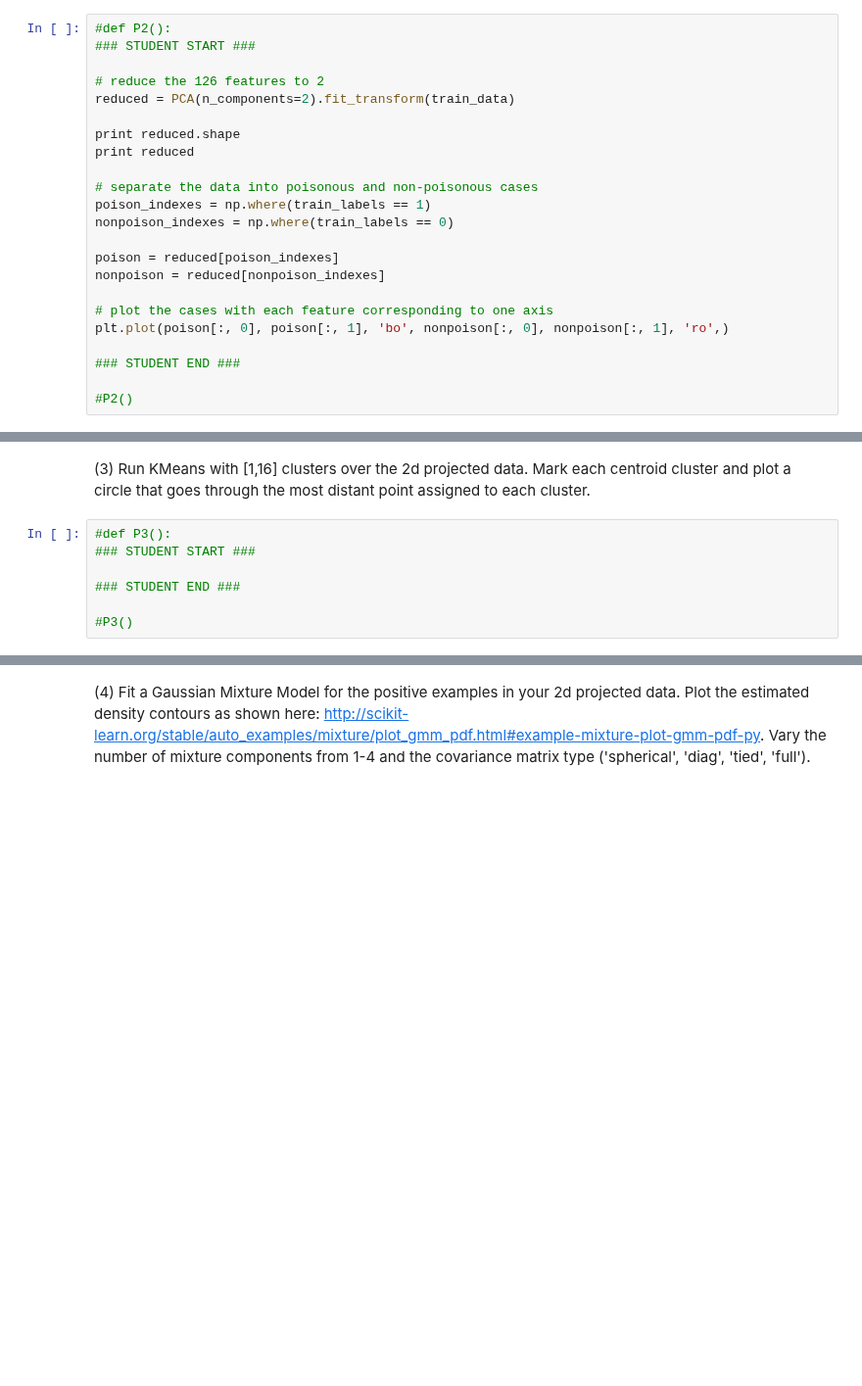
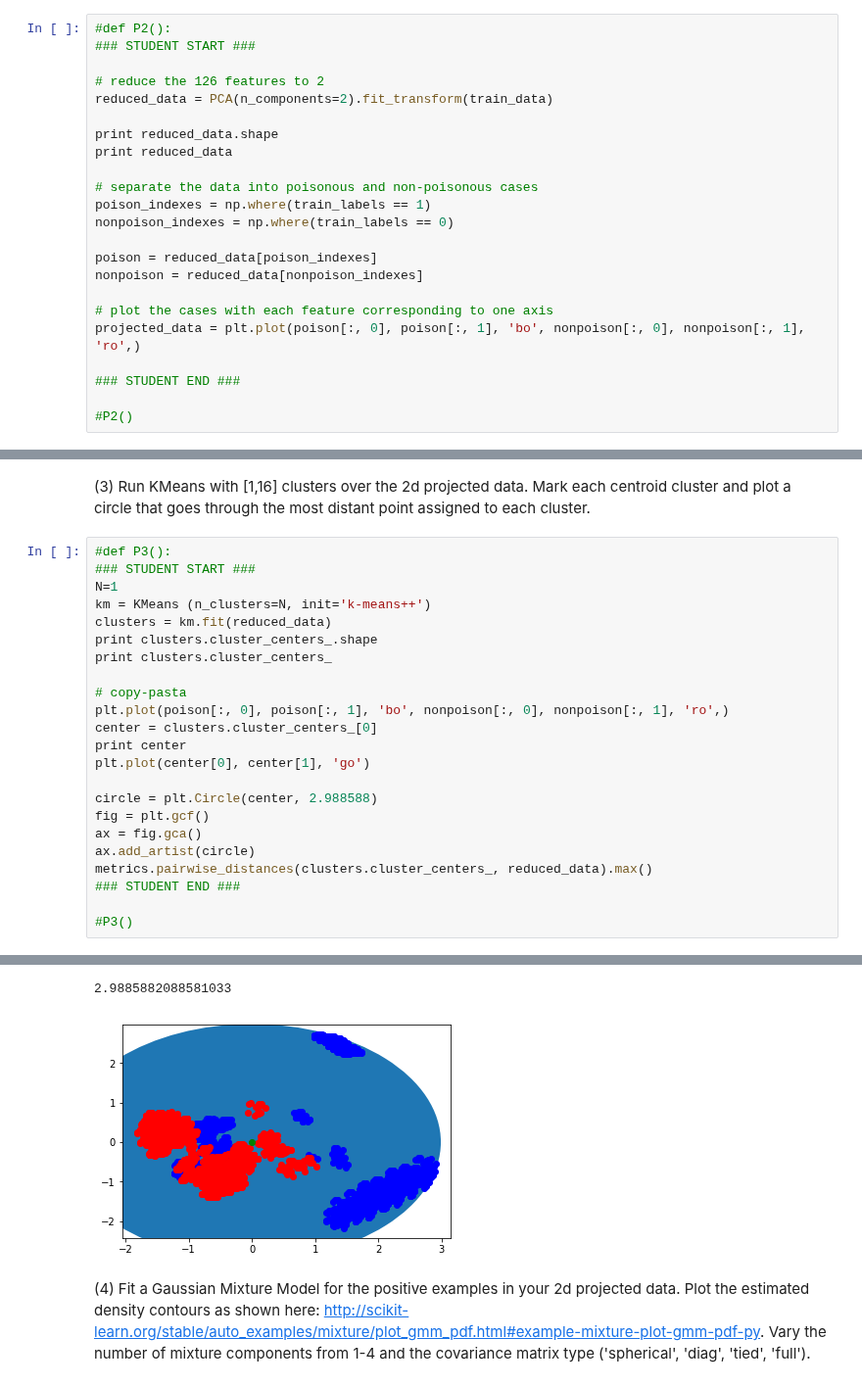
Before and after one commit to dan55/machine_learning, a Jupyter notebook: daniel_elkin_p3.ipynb, the cells around one changed output, grey strips where cells are left out. Shown at 98% size. Drawn from its saved outputs; the diff is of its cells as text; blank space fills up the shorter version.

Commit message:
begin kmeans problem

```diff
--- a/daniel_elkin_p3.ipynb
+++ b/daniel_elkin_p3.ipynb
@@ -114,20 +114,20 @@ plt.plot(explained)
 ### STUDENT START ###
 
 # reduce the 126 features to 2
-reduced = PCA(n_components=2).fit_transform(train_data)
+reduced_data = PCA(n_components=2).fit_transform(train_data)
 
-print reduced.shape
-print reduced
+print reduced_data.shape
+print reduced_data
 
 # separate the data into poisonous and non-poisonous cases
 poison_indexes = np.where(train_labels == 1)
 nonpoison_indexes = np.where(train_labels == 0)
 
-poison = reduced[poison_indexes]
-nonpoison = reduced[nonpoison_indexes]
+poison = reduced_data[poison_indexes]
+nonpoison = reduced_data[nonpoison_indexes]
 
 # plot the cases with each feature corresponding to one axis
-plt.plot(poison[:, 0], poison[:, 1], 'bo', nonpoison[:, 0], nonpoison[:, 1], 'ro',)
+projected_data = plt.plot(poison[:, 0], poison[:, 1], 'bo', nonpoison[:, 0], nonpoison[:, 1], 'ro',)
 
 ### STUDENT END ###
 
@@ -146,10 +144,27 @@ plt.plot(poison[:, 0], poison[:, 1], 'bo', nonpoison[:, 0], nonpoison[:, 1], 'ro
 [figure]
 # %% [markdown]
 (3) Run KMeans with [1,16] clusters over the 2d projected data. Mark each centroid cluster and plot a circle that goes through the most distant point assigned to each cluster.
-# %%
-#def P3():
-### STUDENT START ###
-
-### STUDENT END ###
-
-#P3()
+# %%
+#def P3():
+### STUDENT START ###
+N=1
+km = KMeans (n_clusters=N, init='k-means++')
+clusters = km.fit(reduced_data)
+print clusters.cluster_centers_.shape
+print clusters.cluster_centers_
+
+# copy-pasta
+plt.plot(poison[:, 0], poison[:, 1], 'bo', nonpoison[:, 0], nonpoison[:, 1], 'ro',)
+center = clusters.cluster_centers_[0]
+print center
+plt.plot(center[0], center[1], 'go')
+
+circle = plt.Circle(center, 2.988588)
+fig = plt.gcf()
+ax = fig.gca()
+ax.add_artist(circle)
+metrics.pairwise_distances(clusters.cluster_centers_, reduced_data).max()
+### STUDENT END ###
+
+#P3()
+# %% [output]
@@ -156,3 +174,5 @@ plt.plot(poison[:, 0], poison[:, 1], 'bo', nonpoison[:, 0], nonpoison[:, 1], 'ro
+2.9885882088581033
+[figure, added]
 # %% [markdown]
 (4) Fit a Gaussian Mixture Model for the positive examples in your 2d projected data. Plot the estimated density contours as shown here: http://scikit-learn.org/stable/auto_examples/mixture/plot_gmm_pdf.html#example-mixture-plot-gmm-pdf-py. Vary the number of mixture components from 1-4 and the covariance matrix type ('spherical', 'diag', 'tied', 'full').
 # %%
```
Also changed, not shown: parts of 2 cells of this notebook.
